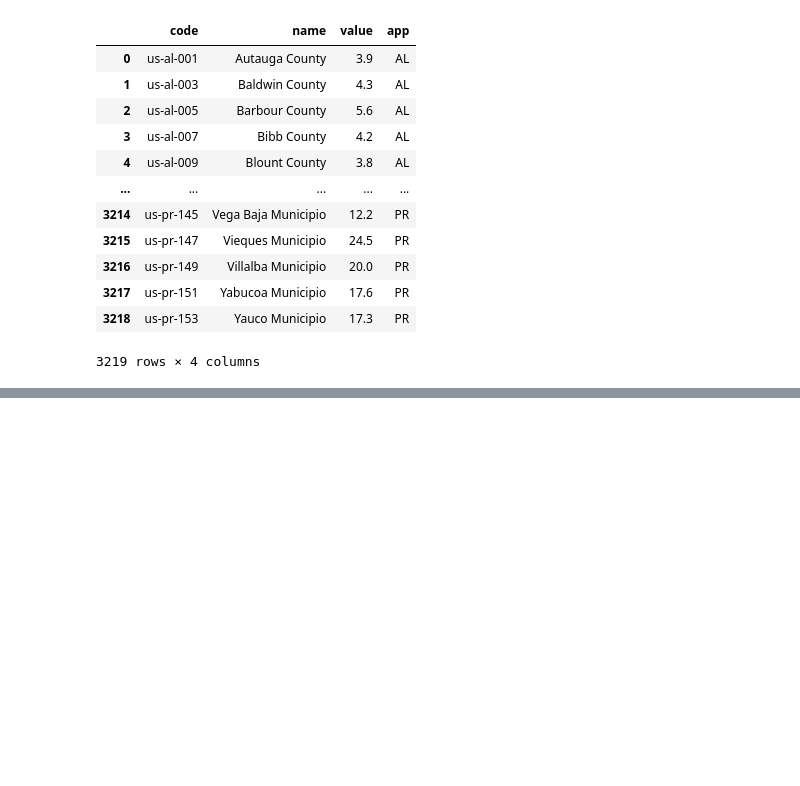
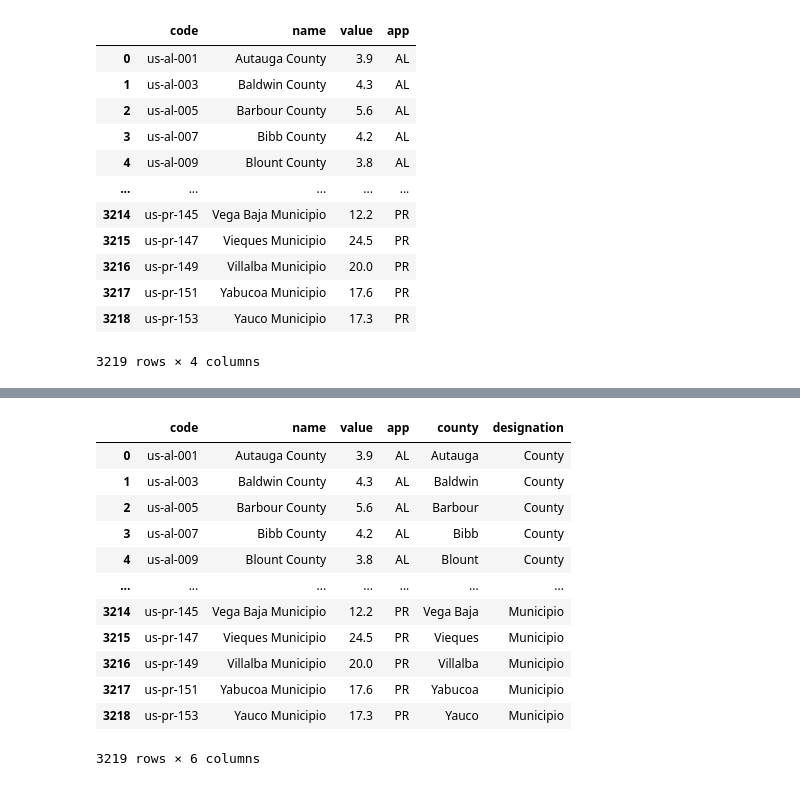
Before and after one commit to george-simon/US-Food-Deserts-Project2, a Jupyter notebook: resources/data/national-counties-highchart.ipynb, the cells around one changed output, grey strips where cells are left out. Cells and saved outputs as stored; diff of their text form; code cells hidden in the pictures; blank space fills up the shorter version.

```diff
--- a/resources/data/national-counties-highchart.ipynb
+++ b/resources/data/national-counties-highchart.ipynb
@@ -157,0 +159,25 @@ read_df
+# %%
+read_df['county'] = ""
+read_df['designation'] = ""
+last = []
+for index,row in read_df.iterrows():
+    arr = row['name'].split(" ")
+#     if len(arr) > 2:
+#         last.append(" ".join(arr[0:-1]))
+    read_df.loc[index,['county']] = " ".join(arr[0:-1])
+    read_df.loc[index,['designation']] = arr[-1]
+read_df
+# %% [output]
+|  | code | name | value | app | county | designation |
+| 0 | us-al-001 | Autauga County | 3.9 | AL | Autauga | County |
+| 1 | us-al-003 | Baldwin County | 4.3 | AL | Baldwin | County |
+| 2 | us-al-005 | Barbour County | 5.6 | AL | Barbour | County |
+| 3 | us-al-007 | Bibb County | 4.2 | AL | Bibb | County |
+| 4 | us-al-009 | Blount County | 3.8 | AL | Blount | County |
+| ... | ... | ... | ... | ... | ... | ... |
+| 3214 | us-pr-145 | Vega Baja Municipio | 12.2 | PR | Vega Baja | Municipio |
+| 3215 | us-pr-147 | Vieques Municipio | 24.5 | PR | Vieques | Municipio |
+| 3216 | us-pr-149 | Villalba Municipio | 20.0 | PR | Villalba | Municipio |
+| 3217 | us-pr-151 | Yabucoa Municipio | 17.6 | PR | Yabucoa | Municipio |
+| 3218 | us-pr-153 | Yauco Municipio | 17.3 | PR | Yauco | Municipio |
+3219 rows × 6 columns
```
Also changed, not shown: parts of 4 cells of this notebook, 9 other files.
